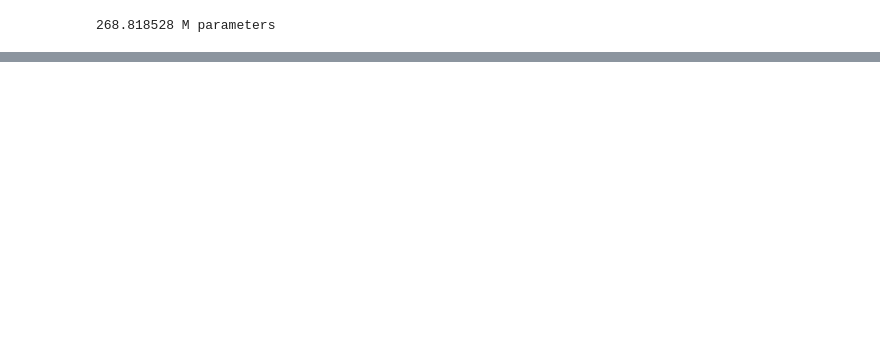
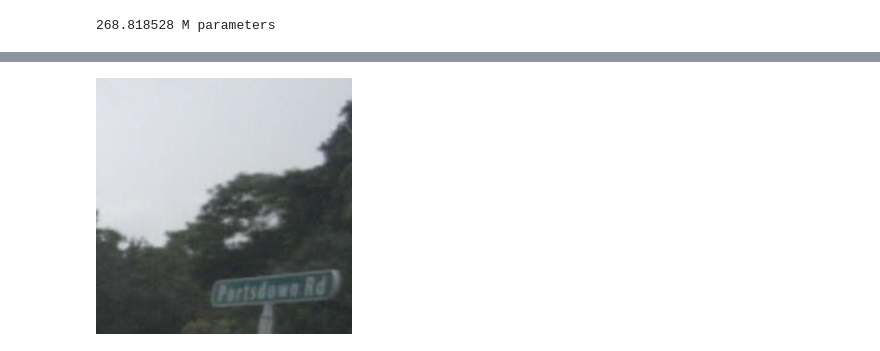
Before and after one commit to danjacobellis/autodance, a Jupyter notebook: dance_nuscenes.ipynb, the cells around one changed output, grey strips where cells are left out. Saved outputs shown, nothing was run; the diff lists cells and outputs as text; code cells hidden in the pictures; blank space fills up the shorter version.

```diff
--- a/dance_nuscenes.ipynb
+++ b/dance_nuscenes.ipynb
@@ -258,0 +264,4 @@ ValueError: Number of channels must satisfy N = 3 * (n^2) for some integer n.
+# %%
+ToPILImage()(einops.rearrange(original_volume[:,122],'c h w -> h w c')/2+0.5)
+# %% [output]
+[figure, added]
```
Also changed, not shown: parts of 9 cells of this notebook.
